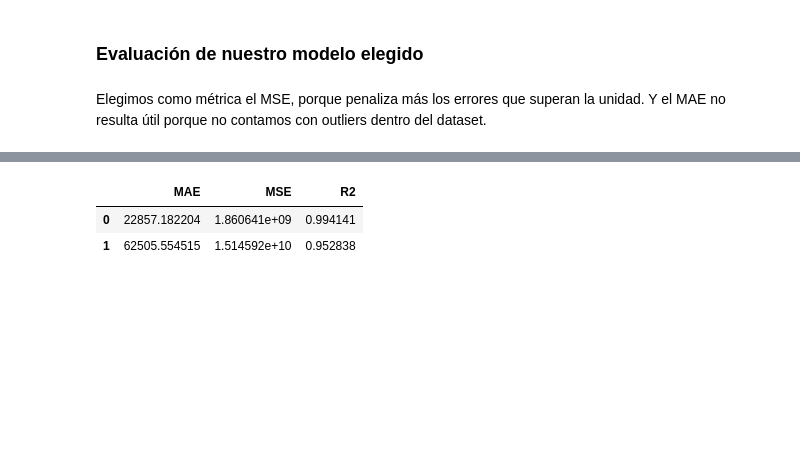
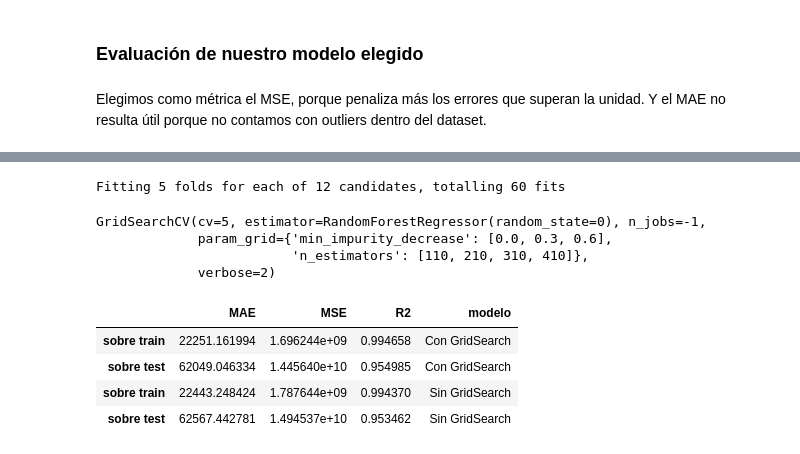
Before and after one commit to pereyraagustin/final-ia, a Jupyter notebook: TP_Final_IA_Grupo_1.ipynb, the cells around one changed output, grey strips where cells are left out. Cells and saved outputs as stored; diff of their text form; code cells hidden in the pictures; blank space fills up the shorter version.

```diff
--- a/TP_Final_IA_Grupo_1.ipynb
+++ b/TP_Final_IA_Grupo_1.ipynb
@@ -551,12 +547,34 @@ GridSearchCV(estimator=RandomForestRegressor(random_state=0),
+# %%
+# GridSearch para obtener mejores hiperparámetros
+# El mejor modelo fue el Random Forest, usando todas las columnas, y sin normalizar las entradas
+## Ver arriba justificación de la selección de hiperparámetros
+param_grid = {
+    'min_impurity_decrease': [x*0.3 for x in range(0, 3)],
+    'n_estimators': [x*100+10 for x in range(1, 5)],
+    'min_impurity_decrease': [x*0.3 for x in range(0, 3)]
+}
+rf = RandomForestRegressor(random_state=0)
+
+grid_search = GridSearchCV(estimator = rf, param_grid = param_grid,
+                          cv = 5, n_jobs = -1, verbose = 2)
+grid_search.fit(X_train, y_train)
+# %% [output]
+Fitting 5 folds for each of 12 candidates, totalling 60 fits
+GridSearchCV(cv=5, estimator=RandomForestRegressor(random_state=0), n_jobs=-1,
+             param_grid={'min_impurity_decrease': [0.0, 0.3, 0.6],
+                         'n_estimators': [110, 210, 310, 410]},
+             verbose=2)
 # %%
-## Obtener el mejor modelo
-regr = grid_search.best_estimator_
+## Ahora evaluamos el mejor modelo
+regr = make_pipeline(StandardScaler(), grid_search.best_estimator_)
+regr.fit(X_train, y_train)
 
 ## Dataframe que contiene resultados para mostrarse más fácilmente
 results = {
     'MAE': [],
     'MSE': [],
-    'R2': []
+    'R2': [],
+    'modelo': []
 }
 
 ## Obtener predicción y métricas sobre entrenamiento
@@ -564,17 +582,40 @@ y_pred_train = regr.predict(X_train)
 results['MAE'].append(mean_absolute_error(y_train, y_pred_train))
 results['MSE'].append(mean_squared_error(y_train, y_pred_train))
 results['R2'].append(r2_score(y_train, y_pred_train))
+results['modelo'].append('Con GridSearch')
 
 ## Obtener predicción y métricas sobre test
 y_pred_test = regr.predict(X_test)
 results['MAE'].append(mean_absolute_error(y_test, y_pred_test))
 results['MSE'].append(mean_squared_error(y_test, y_pred_test))
 results['R2'].append(r2_score(y_test, y_pred_test))
+results['modelo'].append('Con GridSearch')
+# %%
+## Obtener predicción y métricas sobre test y train, pero del modelo con hiperparámetros por defecto, para comparar
+
+## Recreamos condiciones del mejor RandomForest obtenido en primera etapa
+regr = make_pipeline(StandardScaler(), RandomForestRegressor(random_state=0)).fit(X_train, y_train)
+
+## Obtener predicción y métricas sobre entrenamiento
+y_pred_train = regr.predict(X_train)
+results['MAE'].append(mean_absolute_error(y_train, y_pred_train))
+results['MSE'].append(mean_squared_error(y_train, y_pred_train))
+results['R2'].append(r2_score(y_train, y_pred_train))
+results['modelo'].append('Sin GridSearch')
+
+## Obtener predicción y métricas sobre test
+y_pred_test = regr.predict(X_test)
+results['MAE'].append(mean_absolute_error(y_test, y_pred_test))
+results['MSE'].append(mean_squared_error(y_test, y_pred_test))
+results['R2'].append(r2_score(y_test, y_pred_test))
+results['modelo'].append('Sin GridSearch')
 # %%
 # Visualizamos resultados
-df = pd.DataFrame(data=results, index=['sobre train', 'sobre test'])
+df = pd.DataFrame(data=results, index=['sobre train', 'sobre test', 'sobre train', 'sobre test'])
 df
 # %% [output]
-|  | MAE | MSE | R2 |
-| 0 | 22857.182204 | 1.860641e+09 | 0.994141 |
-| 1 | 62505.554515 | 1.514592e+10 | 0.952838 |
+|  | MAE | MSE | R2 | modelo |
+| sobre train | 22251.161994 | 1.696244e+09 | 0.994658 | Con GridSearch |
+| sobre test | 62049.046334 | 1.445640e+10 | 0.954985 | Con GridSearch |
+| sobre train | 22443.248424 | 1.787644e+09 | 0.994370 | Sin GridSearch |
+| sobre test | 62567.442781 | 1.494537e+10 | 0.953462 | Sin GridSearch |
```
Also changed, not shown: parts of 14 cells of this notebook.
